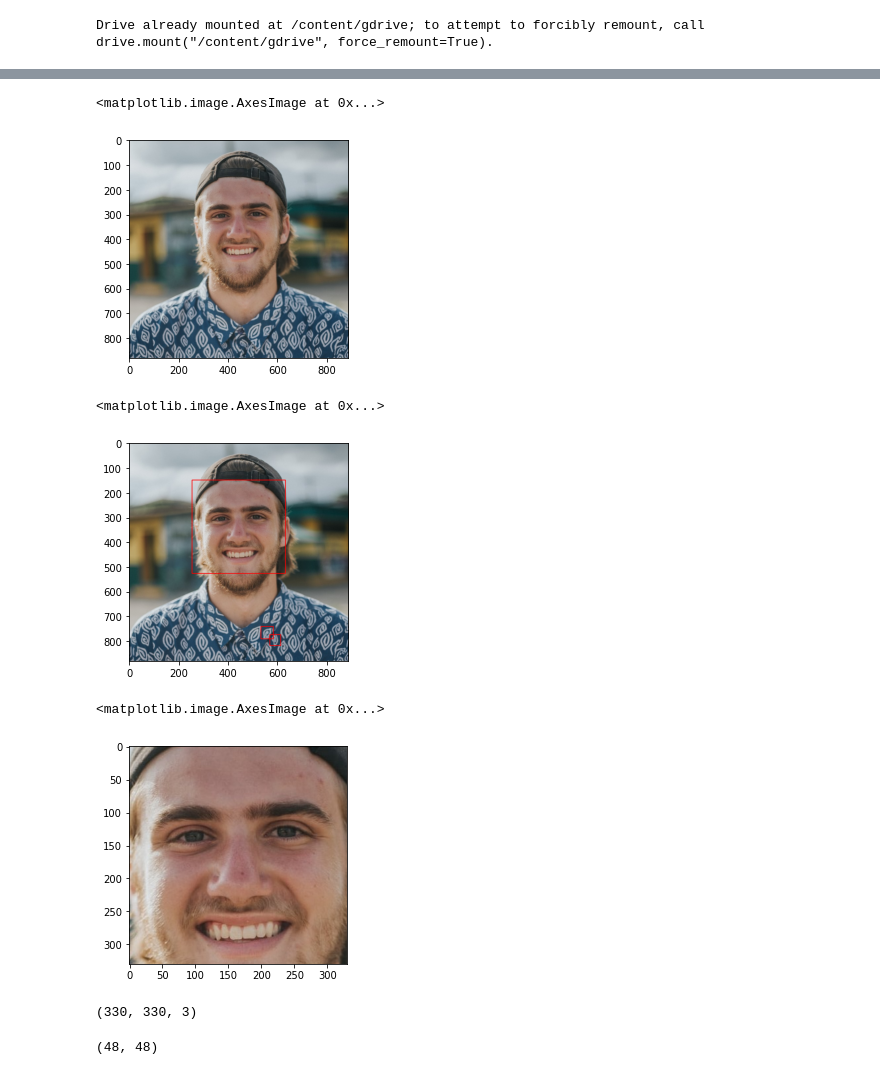
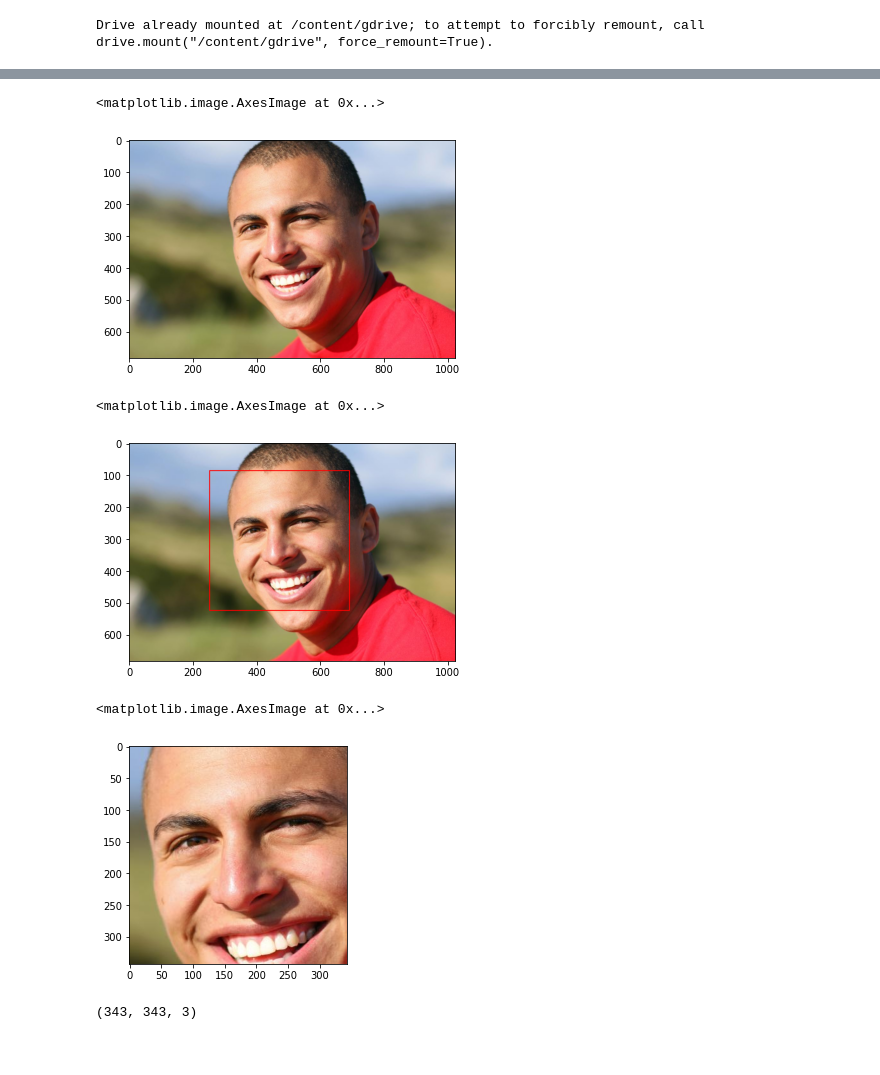
Before and after one commit to vishalsingh1080/endToend_Emotion_detection, a Jupyter notebook: inference_app.ipynb, the cells around one changed output, grey strips where cells are left out. Drawn from its saved outputs; the diff is of its cells as text; code cells hidden in the pictures.

```diff
--- a/inference_app.ipynb
+++ b/inference_app.ipynb
@@ -143,9 +17,10 @@ lin3.bias        torch.Size([7])
 # %%
-frame = cv2.imread('/content/gdrive/My Drive/emotion_detection_vgg/test_img1.jpg')
+frame = cv2.imread('/content/gdrive/My Drive/emotion_detection/test_img2.jpg')
 # %%
-plt.imshow(cv2.cvtColor(frame,cv2.COLOR_BGR2RGB))
+frame_color = cv2.cvtColor(frame,cv2.COLOR_BGR2RGB)
+plt.imshow(frame_color)
 # %% [output]
 <matplotlib.image.AxesImage at 0x...>
-[figure, old version]
+[figure, new version]
 # %%
 facecascade = cv2.CascadeClassifier(cv2.data.haarcascades + 'haarcascade_frontalface_default.xml')
@@ -164,19 +37,13 @@ for x,y,w,h in faces:
 plt.imshow(frame_color)
 # %% [output]
 <matplotlib.image.AxesImage at 0x...>
-[figure, old version]
+[figure, new version]
 # %%
 plt.imshow(face_roi)
 # %% [output]
 <matplotlib.image.AxesImage at 0x...>
-[figure, old version]
+[figure, new version]
 # %%
 face_roi.shape
 # %% [output]
-(330, 330, 3)
+(343, 343, 3)
-# %%
-gray = cv2.cvtColor(face_roi,cv2.COLOR_BGR2GRAY)
-final_img = cv2.resize(gray,(48,48))
-final_img.shape
-# %% [output]
-(48, 48)
```
Also changed, not shown: parts of 26 cells of this notebook.
